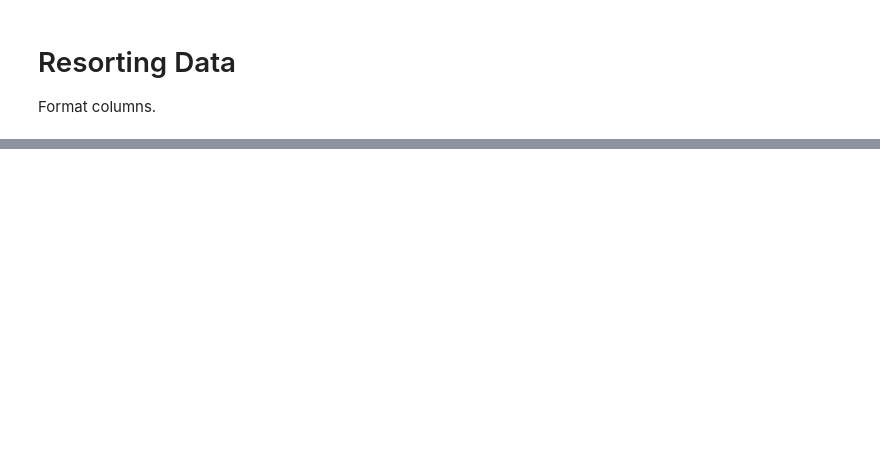
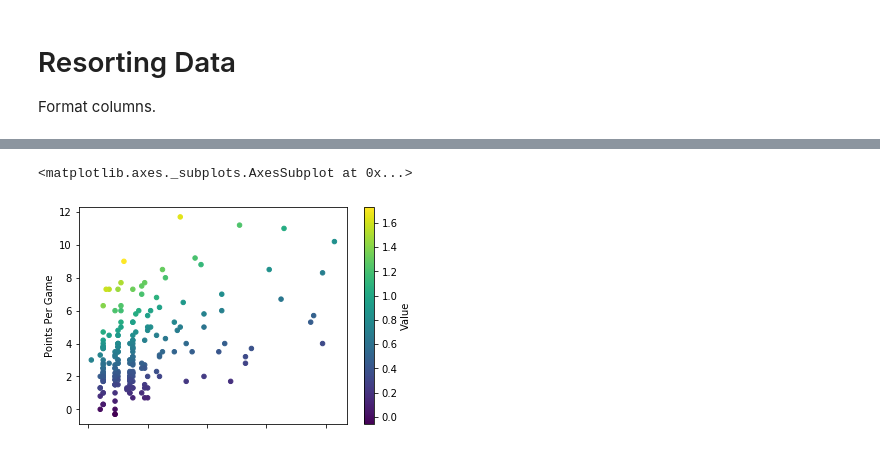
Before and after one commit to nwstevens/fpl, a Jupyter notebook: Retrieving_Data.ipynb, the cells around one changed output, grey strips where cells are left out. Drawn from its saved outputs; the diff is of its cells as text; code cells hidden in the pictures; blank space fills up the shorter version.

```diff
--- a/Retrieving_Data.ipynb
+++ b/Retrieving_Data.ipynb
@@ -56,7 +31,6 @@ df.head()
 # %%
-# Drop unneed columns
-df = df.drop(columns=['Dreamteam Count','News','News Added','Photo','Squad Number','Special','Web Name','In Dreamteam'])
+# Combine First and Last Names
+df['Player Name'] = df['First Name'] + " " + df['Last Name']
 
-# Print
-pd.set_option('display.max_rows',100)
-df
+# Drop unneeded columns
+df = df.drop(['Dreamteam Count','News','News Added','Photo','Squad Number','Special','Web Name','In Dreamteam','Corners And Indirect Freekicks Text','Direct Freekicks Text','Penalties Text','Code','Status'],axis=1)
@@ -77,0 +92,12 @@ df
+# %%
+# Remove players with fewer than 2 full games played (180 minutes)
+df = df[df['Minutes']>180]
+
+# Drop More unneeded columns
+df = df.drop(['Chance Of Playing Next Round','Chance Of Playing This Round','Cost Change Event','Cost Change Event Fall','Cost Change Start','Cost Change Start Fall','Element Type','Ep Next','Ep This','Id','Transfers In','Transfers In Event','Transfers Out','Transfers Out Event','Influence Rank','Influence Rank Type','Creativity Rank','Creativity Rank Type','Threat Rank','Threat Rank Type','Ict Index Rank','Ict Index Rank Type'],axis=1)
+
+# Rename More Selected Columns
+df = df.rename(columns={'Event Points':'Current Gameweek Points','Selected By Percent':'Ownership'})
+
+# Sort and Print
+df.sort_values('Points Per Game', ascending = False)
@@ -77,0 +123,6 @@ df
+# %%
+# Scatterplot
+df.plot(x='Now Cost', y='Points Per Game',kind='scatter',c='Value',colormap='viridis')
+# %% [output]
+<matplotlib.axes._subplots.AxesSubplot at 0x...>
+[figure, added]
```
Also changed, not shown: parts of 13 cells of this notebook.
